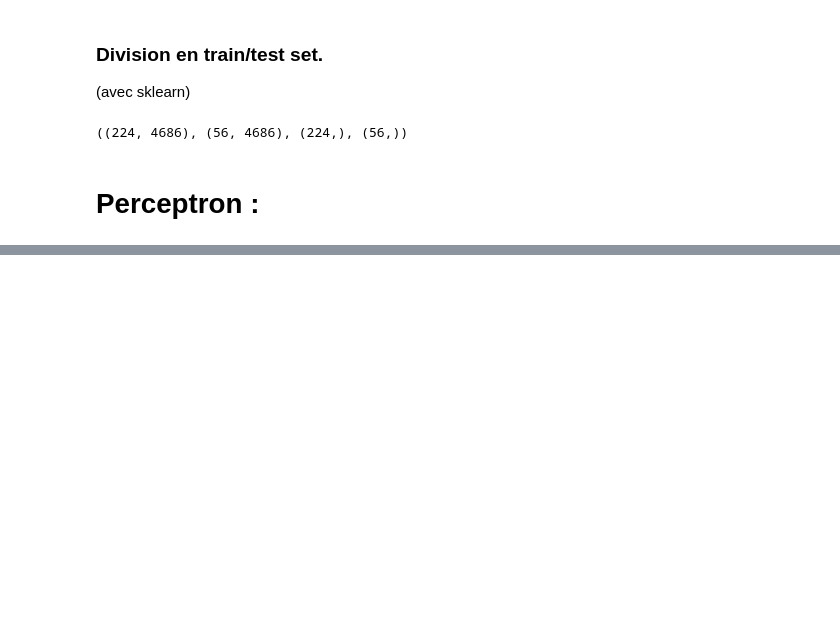
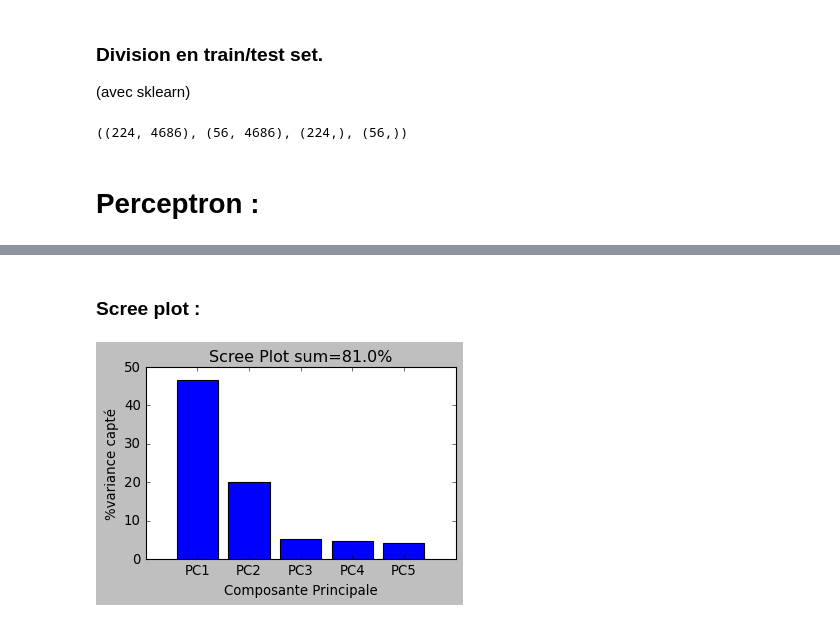
Before and after one commit to julienMP06/NBA-Prediction-1, a Jupyter notebook: Projet/Projet.ipynb, the cells around one changed output, grey strips where cells are left out. Saved outputs shown, nothing was run; the diff lists cells and outputs as text; code cells hidden in the pictures; blank space fills up the shorter version.

```diff
--- a/Projet/Projet.ipynb
+++ b/Projet/Projet.ipynb
@@ -559,0 +567,12 @@ plt.legend()
+# %%
+#Tout d'abord on centre et on réduis nos donnnées :
+scaler=StandardScaler()
+pca_data=scaler.fit_transform(data)
+
+#On applique ensuite la pca :
+n=5 # On choisi le bon nombre de composantes principal pour capté 80% de l'information
+PC=['PC'+str(i) for i in range(1,n+1)]
+pca=PCA(n_components=n)
+pca.fit(pca_data)
+pca_data=pd.DataFrame(pca.transform(pca_data),index=data.index,columns=PC)
+pca_data
@@ -559,0 +593,12 @@ plt.legend()
+# %% [markdown]
+### Scree plot :
+# %%
+var=np.round(pca.explained_variance_ratio_ *100,decimals=1)
+plt.figure(figsize=(5,3))
+plt.bar(x=range(1,len(var)+1),height=var,tick_label=[i for i in PC])
+plt.xlabel("Composante Principale")
+plt.ylabel("%variance capté")
+plt.title('Scree Plot sum='+str(np.round(sum(var)))+"%")
+plt.show()
+# %% [output]
+[figure, added]
```
Also changed, not shown: parts of 23 cells of this notebook.
